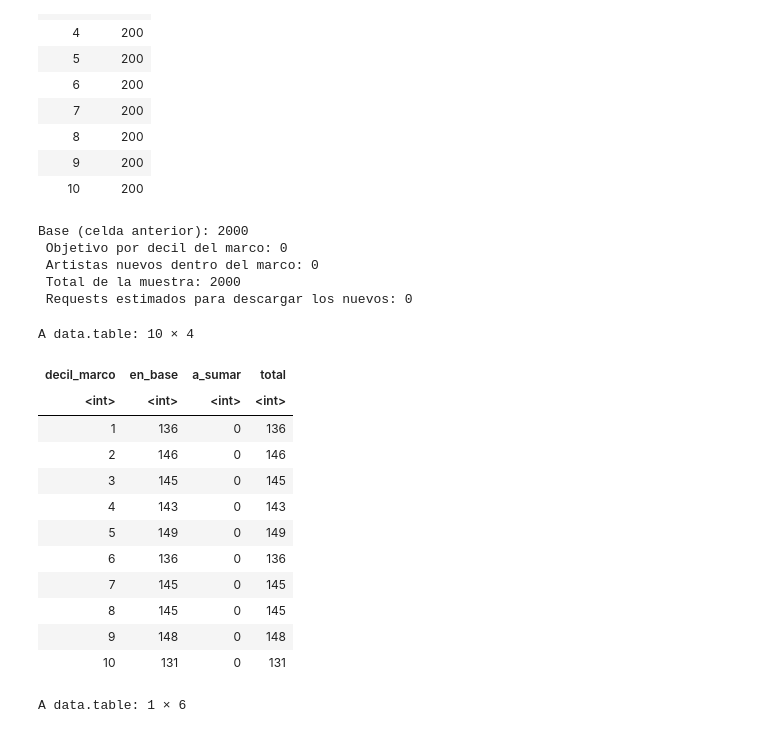
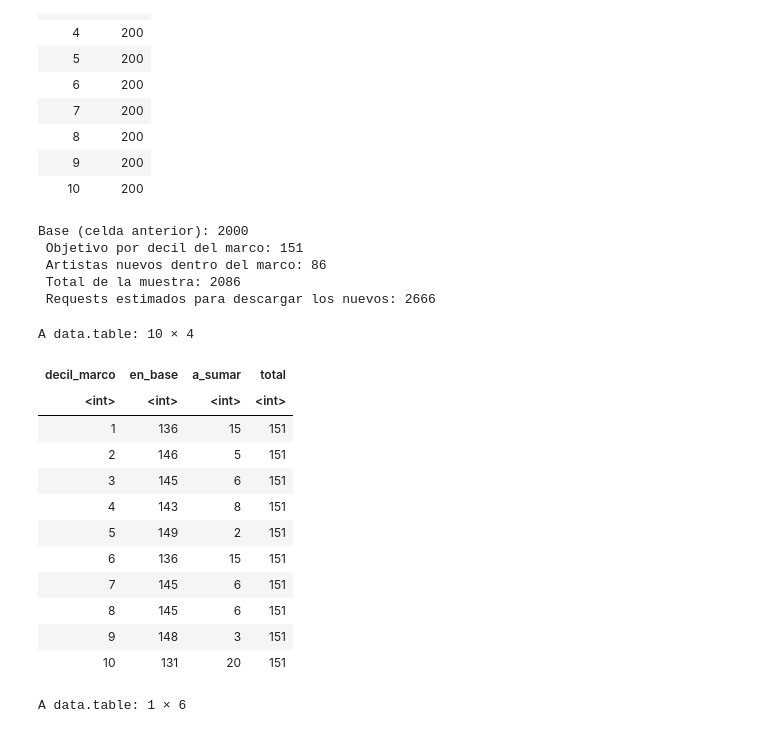
Before and after one commit to SilvanaBContreras/come_together_ST, a Jupyter notebook: chartmetric_pilotos_series_temporales_R.ipynb, the cells around one changed output. Cells and saved outputs as stored; diff of their text form; code cells hidden in the pictures.

```diff
--- a/chartmetric_pilotos_series_temporales_R.ipynb
+++ b/chartmetric_pilotos_series_temporales_R.ipynb
@@ -3565,7 +3578,7 @@ A data.table: 10 × 2
 
 MARCO_TOP_N <- 5000L
 
-TARGET_POR_DECIL_MARCO <- 0L
+TARGET_POR_DECIL_MARCO <- 151L
 
 
 # ------------------------------------------------------------
@@ -3666,47 +3679,47 @@ NUEVOS_MARCO_IDS <- unlist(
   use.names = FALSE
 )
 
 PILOT2_ARTIST_IDS <- unique(
   c(
     BASE_2000_IDS,
     NUEVOS_MARCO_IDS
   )
 )
 
 ampliacion_por_decil_marco[
   ,
   total := en_base + a_sumar
 ]
 
 cat(
   "Base (celda anterior):", length(BASE_2000_IDS), "\n",
   "Objetivo por decil del marco:", TARGET_POR_DECIL_MARCO, "\n",
   "Artistas nuevos dentro del marco:", length(NUEVOS_MARCO_IDS), "\n",
   "Total de la muestra:", length(PILOT2_ARTIST_IDS), "\n",
   "Requests estimados para descargar los nuevos:",
   length(NUEVOS_MARCO_IDS) * 31, "\n\n"
 )
 
 ampliacion_por_decil_marco
 # %% [output]
 Base (celda anterior): 2000
- Objetivo por decil del marco: 0
- Artistas nuevos dentro del marco: 0
- Total de la muestra: 2000
- Requests estimados para descargar los nuevos: 0
+ Objetivo por decil del marco: 151
+ Artistas nuevos dentro del marco: 86
+ Total de la muestra: 2086
+ Requests estimados para descargar los nuevos: 2666
 A data.table: 10 × 4
 | decil_marco | en_base | a_sumar | total |
 | <int> | <int> | <int> | <int> |
-| 1 | 136 | 0 | 136 |
-| 2 | 146 | 0 | 146 |
-| 3 | 145 | 0 | 145 |
-| 4 | 143 | 0 | 143 |
-| 5 | 149 | 0 | 149 |
-| 6 | 136 | 0 | 136 |
-| 7 | 145 | 0 | 145 |
-| 8 | 145 | 0 | 145 |
-| 9 | 148 | 0 | 148 |
-| 10 | 131 | 0 | 131 |
+| 1 | 136 | 15 | 151 |
+| 2 | 146 | 5 | 151 |
+| 3 | 145 | 6 | 151 |
+| 4 | 143 | 8 | 151 |
+| 5 | 149 | 2 | 151 |
+| 6 | 136 | 15 | 151 |
+| 7 | 145 | 6 | 151 |
+| 8 | 145 | 6 | 151 |
+| 9 | 148 | 3 | 151 |
+| 10 | 131 | 20 | 151 |
 # %%
 fan_request_inventory <- function(ids) {
 
```
Also changed, not shown: parts of 34 cells of this notebook, 56 other files.
